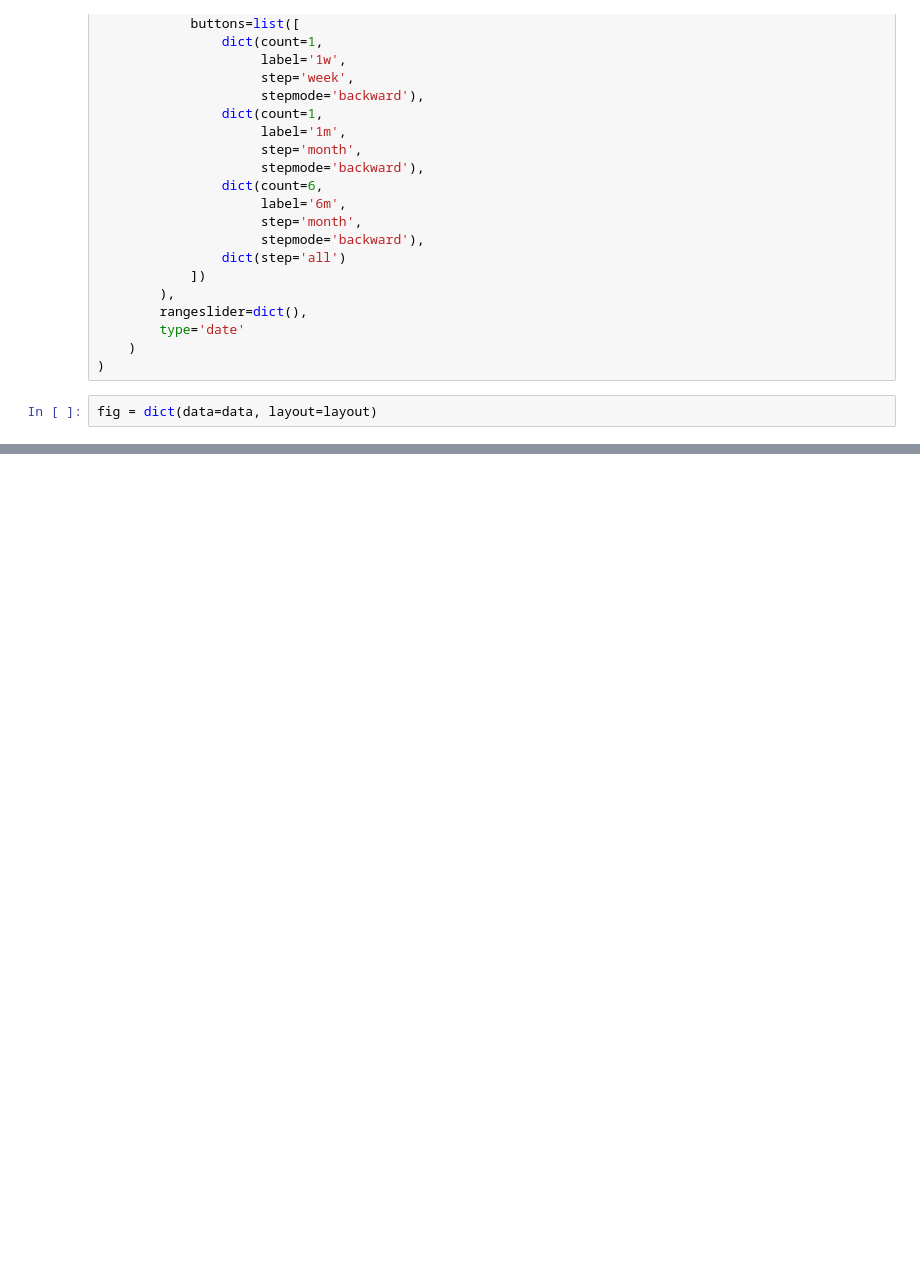
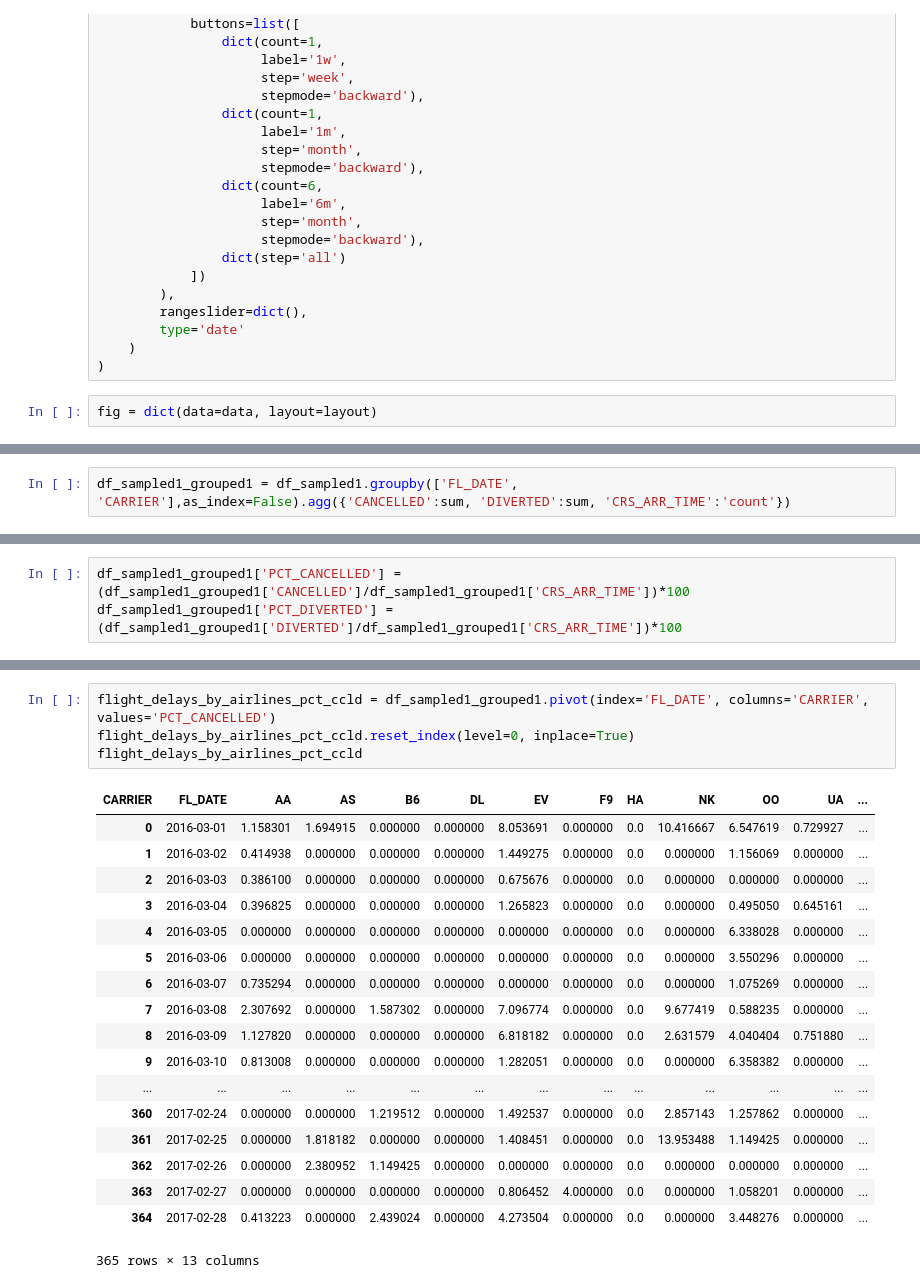
Before and after one commit to xsabhi/DataMiningLab1, a Jupyter notebook: Abhishek/Lab - 1 - EDA.ipynb, the cells around one changed output, grey strips where cells are left out. Cells and saved outputs as stored; diff of their text form; blank space fills up the shorter version.

Commit message:
Time series with percentage cancelled and diverted
Also checked in the long lat by airport csv file

```diff
--- a/Abhishek/Lab - 1 - EDA.ipynb
+++ b/Abhishek/Lab - 1 - EDA.ipynb
@@ -1298,3 +1298,5 @@ fig = dict(data=data, layout=layout)
 iplot(fig, filename = "Time Series with Rangeslider")
 # %% [output]
 [interactive output not drawn]
+# %%
+df_sampled1_grouped1 = df_sampled1.groupby(['FL_DATE', 'CARRIER'],as_index=False).agg({'CANCELLED':sum, 'DIVERTED':sum, 'CRS_ARR_TIME':'count'})
@@ -1300,0 +1328,3 @@ iplot(fig, filename = "Time Series with Rangeslider")
+# %%
+df_sampled1_grouped1['PCT_CANCELLED'] = (df_sampled1_grouped1['CANCELLED']/df_sampled1_grouped1['CRS_ARR_TIME'])*100
+df_sampled1_grouped1['PCT_DIVERTED'] = (df_sampled1_grouped1['DIVERTED']/df_sampled1_grouped1['CRS_ARR_TIME'])*100
@@ -1300,0 +1352,23 @@ iplot(fig, filename = "Time Series with Rangeslider")
+# %%
+flight_delays_by_airlines_pct_ccld = df_sampled1_grouped1.pivot(index='FL_DATE', columns='CARRIER', values='PCT_CANCELLED')
+flight_delays_by_airlines_pct_ccld.reset_index(level=0, inplace=True)
+flight_delays_by_airlines_pct_ccld
+# %% [output]
+| CARRIER | FL_DATE | AA | AS | B6 | DL | EV | F9 | HA | NK | OO | UA | ... |
+| 0 | 2016-03-01 | 1.158301 | 1.694915 | 0.000000 | 0.000000 | 8.053691 | 0.000000 | 0.0 | 10.416667 | 6.547619 | 0.729927 | ... |
+| 1 | 2016-03-02 | 0.414938 | 0.000000 | 0.000000 | 0.000000 | 1.449275 | 0.000000 | 0.0 | 0.000000 | 1.156069 | 0.000000 | ... |
+| 2 | 2016-03-03 | 0.386100 | 0.000000 | 0.000000 | 0.000000 | 0.675676 | 0.000000 | 0.0 | 0.000000 | 0.000000 | 0.000000 | ... |
+| 3 | 2016-03-04 | 0.396825 | 0.000000 | 0.000000 | 0.000000 | 1.265823 | 0.000000 | 0.0 | 0.000000 | 0.495050 | 0.645161 | ... |
+| 4 | 2016-03-05 | 0.000000 | 0.000000 | 0.000000 | 0.000000 | 0.000000 | 0.000000 | 0.0 | 0.000000 | 6.338028 | 0.000000 | ... |
+| 5 | 2016-03-06 | 0.000000 | 0.000000 | 0.000000 | 0.000000 | 0.000000 | 0.000000 | 0.0 | 0.000000 | 3.550296 | 0.000000 | ... |
+| 6 | 2016-03-07 | 0.735294 | 0.000000 | 0.000000 | 0.000000 | 0.000000 | 0.000000 | 0.0 | 0.000000 | 1.075269 | 0.000000 | ... |
+| 7 | 2016-03-08 | 2.307692 | 0.000000 | 1.587302 | 0.000000 | 7.096774 | 0.000000 | 0.0 | 9.677419 | 0.588235 | 0.000000 | ... |
+| 8 | 2016-03-09 | 1.127820 | 0.000000 | 0.000000 | 0.000000 | 6.818182 | 0.000000 | 0.0 | 2.631579 | 4.040404 | 0.751880 | ... |
+| 9 | 2016-03-10 | 0.813008 | 0.000000 | 0.000000 | 0.000000 | 1.282051 | 0.000000 | 0.0 | 0.000000 | 6.358382 | 0.000000 | ... |
+| ... | ... | ... | ... | ... | ... | ... | ... | ... | ... | ... | ... | ... |
+| 360 | 2017-02-24 | 0.000000 | 0.000000 | 1.219512 | 0.000000 | 1.492537 | 0.000000 | 0.0 | 2.857143 | 1.257862 | 0.000000 | ... |
+| 361 | 2017-02-25 | 0.000000 | 1.818182 | 0.000000 | 0.000000 | 1.408451 | 0.000000 | 0.0 | 13.953488 | 1.149425 | 0.000000 | ... |
+| 362 | 2017-02-26 | 0.000000 | 2.380952 | 1.149425 | 0.000000 | 0.000000 | 0.000000 | 0.0 | 0.000000 | 0.000000 | 0.000000 | ... |
+| 363 | 2017-02-27 | 0.000000 | 0.000000 | 0.000000 | 0.000000 | 0.806452 | 4.000000 | 0.0 | 0.000000 | 1.058201 | 0.000000 | ... |
+| 364 | 2017-02-28 | 0.413223 | 0.000000 | 2.439024 | 0.000000 | 4.273504 | 0.000000 | 0.0 | 0.000000 | 3.448276 | 0.000000 | ... |
+365 rows × 13 columns
```
Also changed, not shown: parts of 6 cells of this notebook, 2 other files.
